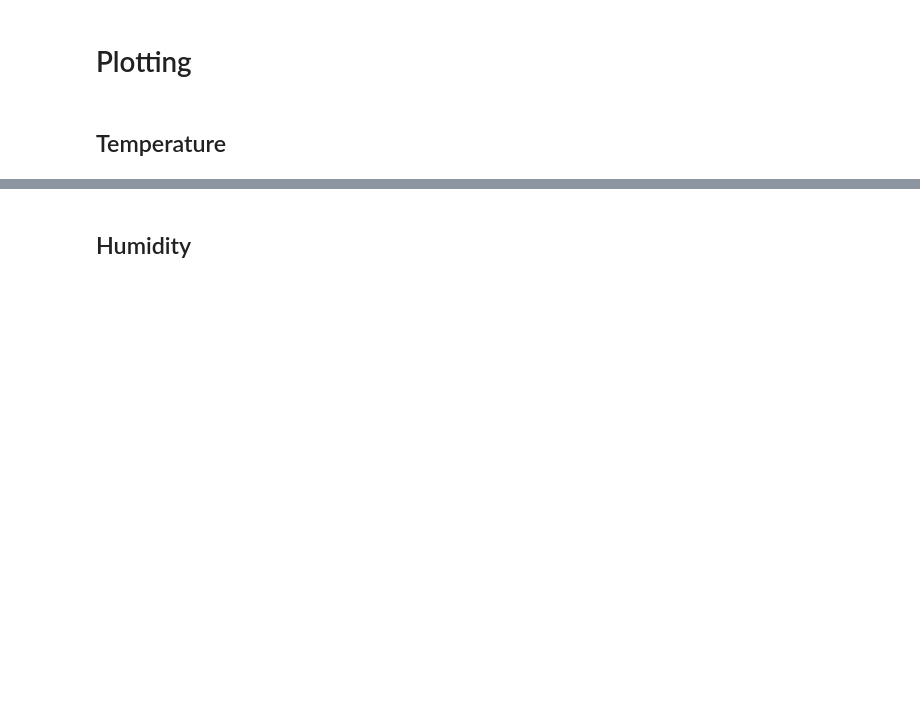
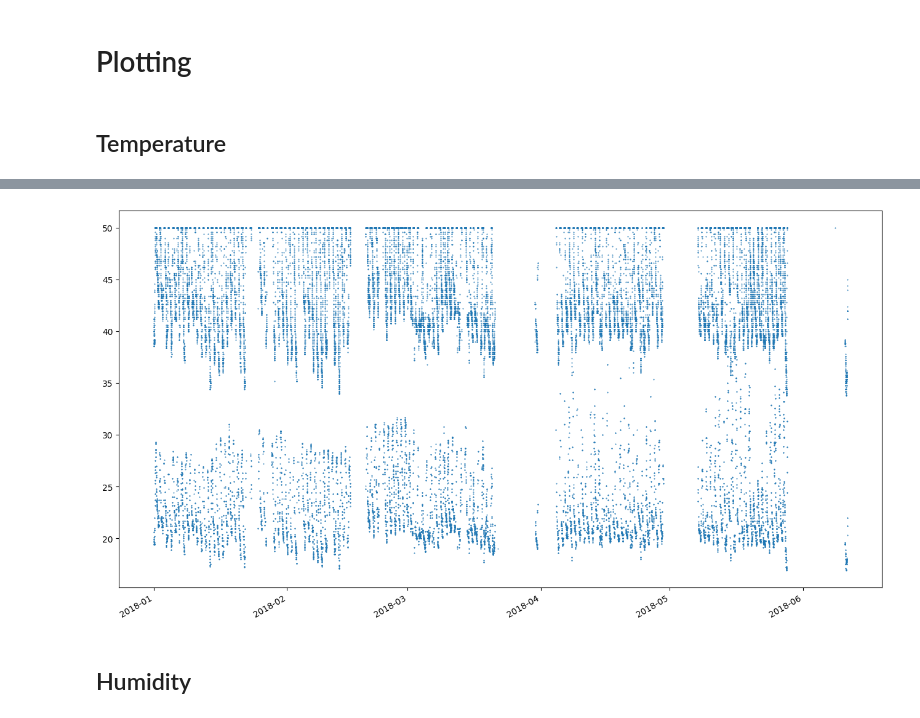
Before and after one commit to mart1bb/air_quality_africa, a Jupyter notebook: code/Analysis2.ipynb, the cells around one changed output, grey strips where cells are left out. Saved outputs shown, nothing was run; the diff lists cells and outputs as text; code cells hidden in the pictures; blank space fills up the shorter version.

```diff
--- a/code/Analysis2.ipynb
+++ b/code/Analysis2.ipynb
@@ -60,0 +120,10 @@ plt.gcf().autofmt_xdate()
+# %%
+fig = plt.figure('temperature', figsize=(16,9))
+location = '16'
+values = df_temperature.loc[(df_temperature['location'] == location) & (df_temperature['timestamp'].dt.year == 2018)][['temperature','timestamp']]
+# print(values)
+plt.scatter(values.timestamp,values['temperature'],s=0.2,label=location)
+
+plt.gcf().autofmt_xdate()
+# %% [output]
+[figure, added]
```
Also changed, not shown: parts of 17 cells of this notebook, 1 other file.
